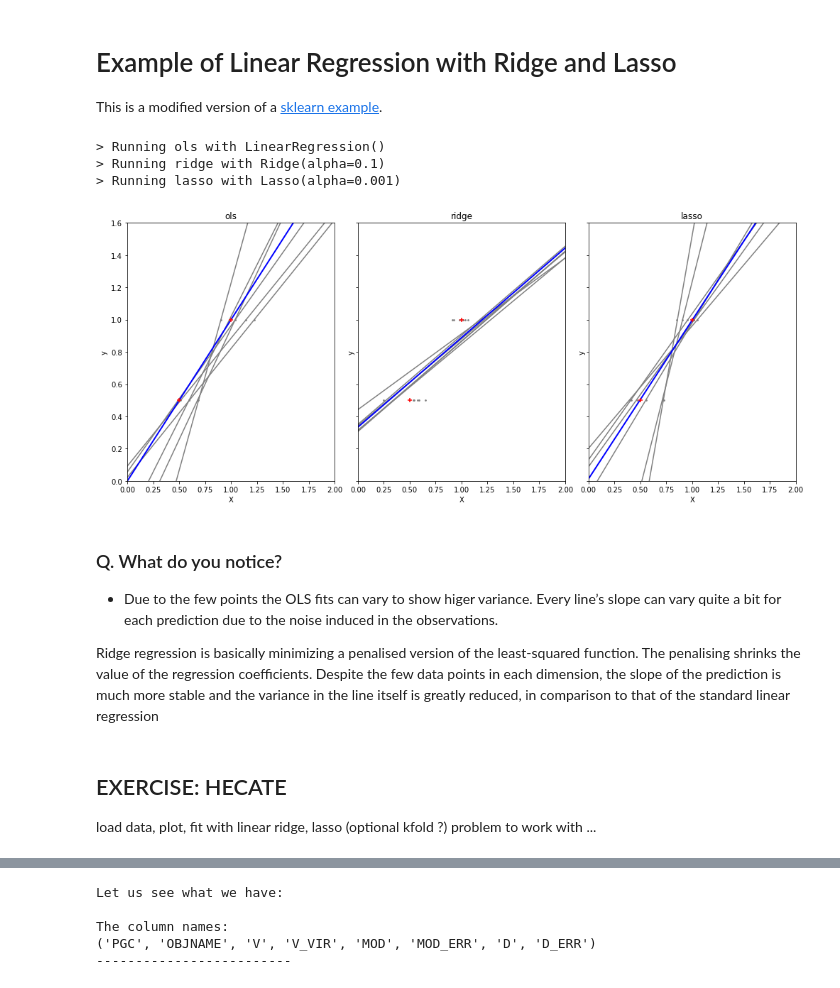
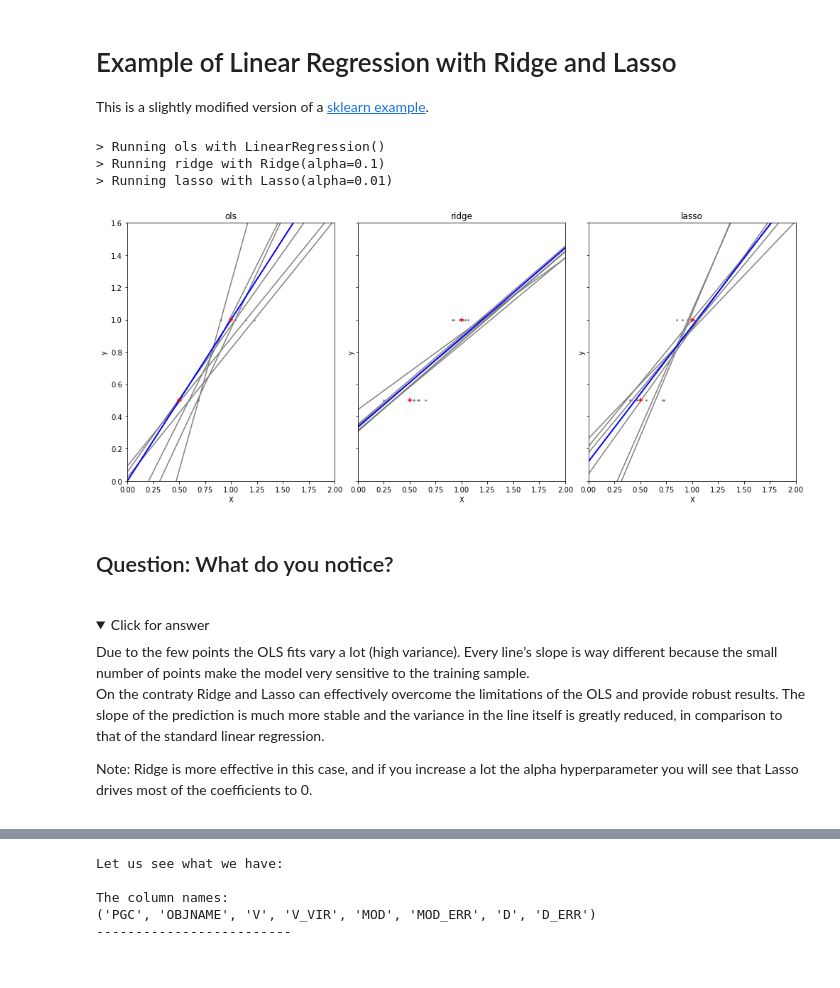
Before and after one commit to astrostatistics-in-crete/2022_summer_school, a Jupyter notebook: ML_Regression_Regularization/Regression_Regularization_SW_answerkey.ipynb, the cells around one changed output, grey strips where cells are left out. Cells and saved outputs as stored; diff of their text form; code cells hidden in the pictures; folded sections open.

```diff
--- a/ML_Regression_Regularization/ML_Regression_Regularization_SW_answerkey.ipynb
+++ b/ML_Regression_Regularization/Regression_Regularization_SW_answerkey.ipynb
@@ -13,7 +155,7 @@ points to discuss/present
 # %% [markdown]
 # Example of Linear Regression with Ridge and Lasso
 
-This is a modified version of a [sklearn example](https://scikit-learn.org/stable/auto_examples/linear_model/plot_ols_ridge_variance.html#sphx-glr-auto-examples-linear-model-plot-ols-ridge-variance-py).
+This is a slightly modified version of a [sklearn example](https://scikit-learn.org/stable/auto_examples/linear_model/plot_ols_ridge_variance.html#sphx-glr-auto-examples-linear-model-plot-ols-ridge-variance-py).
 # %%
 import numpy as np
 import matplotlib.pyplot as plt
@@ -30,50 +172,58 @@ X_test = np.c_[0, 2].T
 np.random.seed(0)
 
 classifiers = dict(
-    ols=LinearRegression(), ridge=Ridge(0.1), lasso=Lasso(0.001)
+    ols=LinearRegression(), ridge=Ridge(0.1), lasso=Lasso(0.01)
 )
 
 fig, axes = plt.subplots(1,3, sharey=True, figsize=(14,6))
 
 for k, ax in enumerate(axes.reshape(-1)):
     name = list(classifiers.keys())[k]
     clf = list(classifiers.values())[k]
     print(f'> Running {name} with {clf}')
 
     for _ in range(6):
         this_X = 0.1 * np.random.normal(size=(2, 1)) + X_train
         clf.fit(this_X, y_train)
 
         ax.plot(X_test, clf.predict(X_test), color="gray")
         ax.scatter(this_X, y_train, s=3, c="gray", marker="o", zorder=10)
 
     clf.fit(X_train, y_train)
-    ax.plot(X_test, clf.predict(X_test), linewidth=2, color="blue")
+    y_pred = clf.predict(X_test)
+    ax.plot(X_test, y_pred, linewidth=2, color="blue")
     ax.scatter(X_train, y_train, s=30, c="red", marker="+", zorder=10)
+
+#     mse = mean_squared_error(y_test, y_pred, squared=True)
+#     mae = mean_absolute_error(y_test, y_pred)
+#     r2s = r2_score(y_test, y_pred)
+
+#     scores = f"MSE:{mse:0.3f}\n MAE:{mae:0.3f}\n $R^2$:{r2s:0.3f}"
+
+#     ax.text(1.25,0.4, scores)
 
     ax.set_title(name)
     ax.set_xlim(0, 2)
     ax.set_ylim((0, 1.6))
     ax.set_xlabel("X")
     ax.set_ylabel("y")
 
 fig.tight_layout()
 
 plt.show()
 # %% [output]
 > Running ols with LinearRegression()
 > Running ridge with Ridge(alpha=0.1)
-> Running lasso with Lasso(alpha=0.001)
+> Running lasso with Lasso(alpha=0.01)
-[figure, old version]
+[figure, new version]
 # %% [markdown]
-### Q. What do you notice?
+## Question: What do you notice?
+<br>
+<details>
+<summary>Click for answer</summary>
+Due to the few points the OLS fits vary a lot (high variance). Every line’s slope is way different because the small number of points make the model very sensitive to the training sample.
 
-- Due to the few points the OLS fits can vary to show higer variance.
-Every line’s slope can vary quite a bit for each prediction due to the noise induced in the observations.
+On the contraty Ridge and Lasso can effectively overcome the limitations of the OLS and provide robust results. The slope of the prediction is much more stable and the variance in the line itself is greatly reduced, in comparison to that of the standard linear regression.
 
-Ridge regression is basically minimizing a penalised version of the least-squared function. The penalising shrinks the value of the regression coefficients. Despite the few data points in each dimension, the slope of the prediction is much more stable and the variance in the line itself is greatly reduced, in comparison to that of the standard linear regression
+Note: Ridge is more effective in this case, and if you increase a lot the alpha hyperparameter you will see that Lasso drives most of the coefficients to 0.
+</details>
-# %% [markdown]
-## EXERCISE: HECATE
-
-load data, plot, fit with linear ridge, lasso (optional kfold ?)
-problem to work with ...
```
Also changed, not shown: parts of 35 cells of this notebook, 2 other files.
